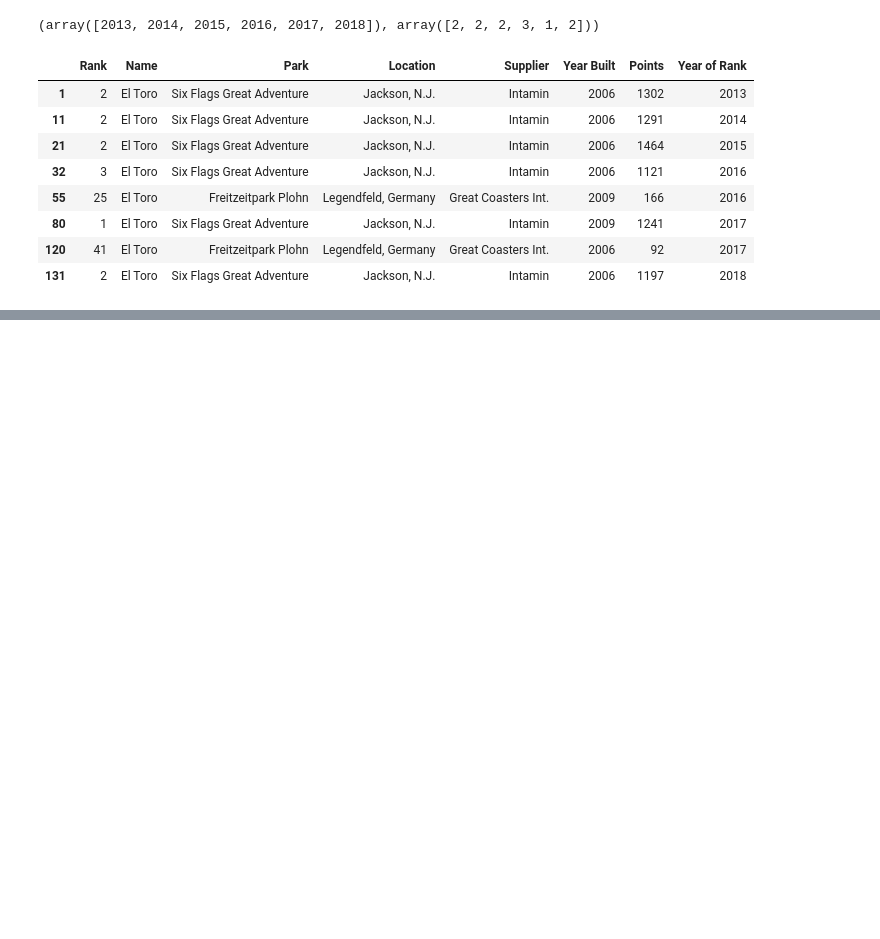
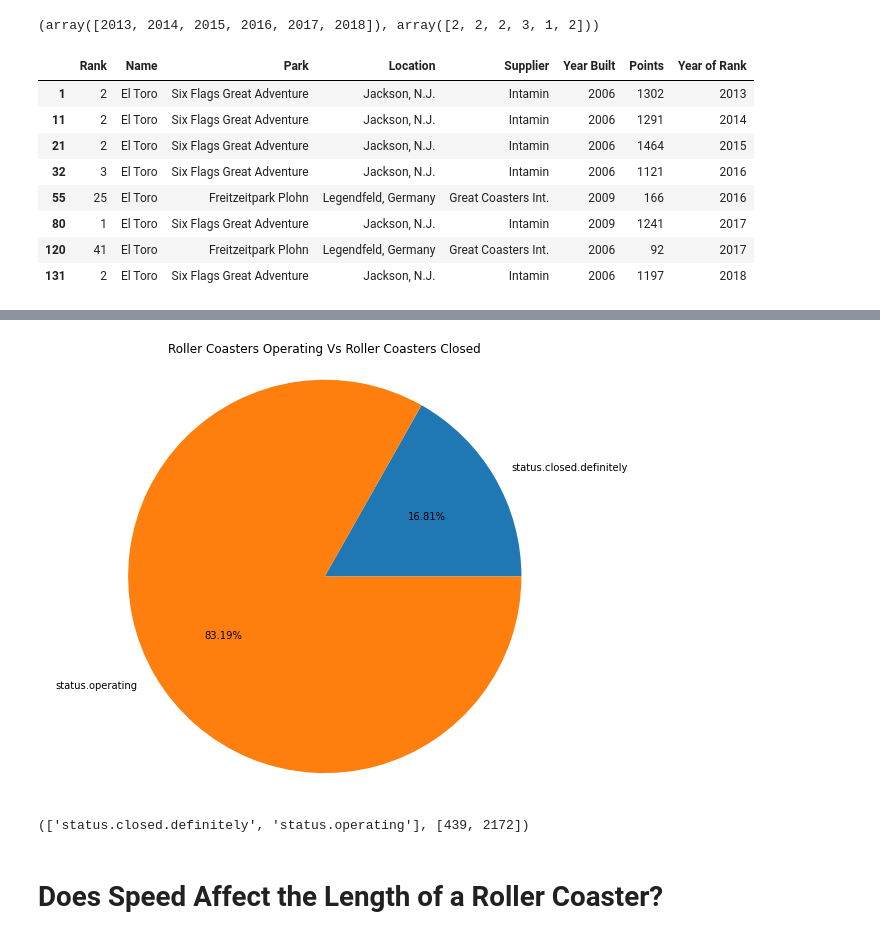
Before and after one commit to princeKike27/Roller-Coaster, a Jupyter notebook: Roller_Coaster.ipynb, the cells around one changed output, grey strips where cells are left out. Drawn from its saved outputs; the diff is of its cells as text; code cells hidden in the pictures; blank space fills up the shorter version.

```diff
--- a/Roller_Coaster.ipynb
+++ b/Roller_Coaster.ipynb
@@ -132,0 +183,5 @@ df_wood[df_wood['Name'] == 'El Toro']
+# %%
+# group by status of Roller Coaster
+coaster_status = df_coasters.groupby('status').name.count().reset_index()
+coaster_status.rename(columns={'name': 'count'}, inplace=True)
+coaster_status
@@ -132,0 +199,28 @@ df_wood[df_wood['Name'] == 'El Toro']
+# %%
+# function that plots a pie graph comparing number of operating and closed roller coasters
+def coaster_status_pie(df):
+  # store status of roller coaster
+  status = [df.loc[1, 'status'], df.loc[4, 'status']]
+  # store values
+  values = [df.loc[1, 'count'], df.loc[4, 'count']]
+
+  # plot pie
+  plt.figure(figsize=(10, 8))
+  ax = plt.subplot()
+
+  plt.pie(values, labels=status, autopct='%0.2f%%')
+  plt.axis('equal')
+
+  plt.title('Roller Coasters Operating Vs Roller Coasters Closed')
+  plt.show()
+
+  return (status, values)
+# %%
+# test function
+pie_status = coaster_status_pie(coaster_status)
+pie_status
+# %% [output]
+[figure, added]
+(['status.closed.definitely', 'status.operating'], [439, 2172])
+# %% [markdown]
+# Does Speed Affect the Length of a Roller Coaster?
```
Also changed, not shown: parts of 14 cells of this notebook.
